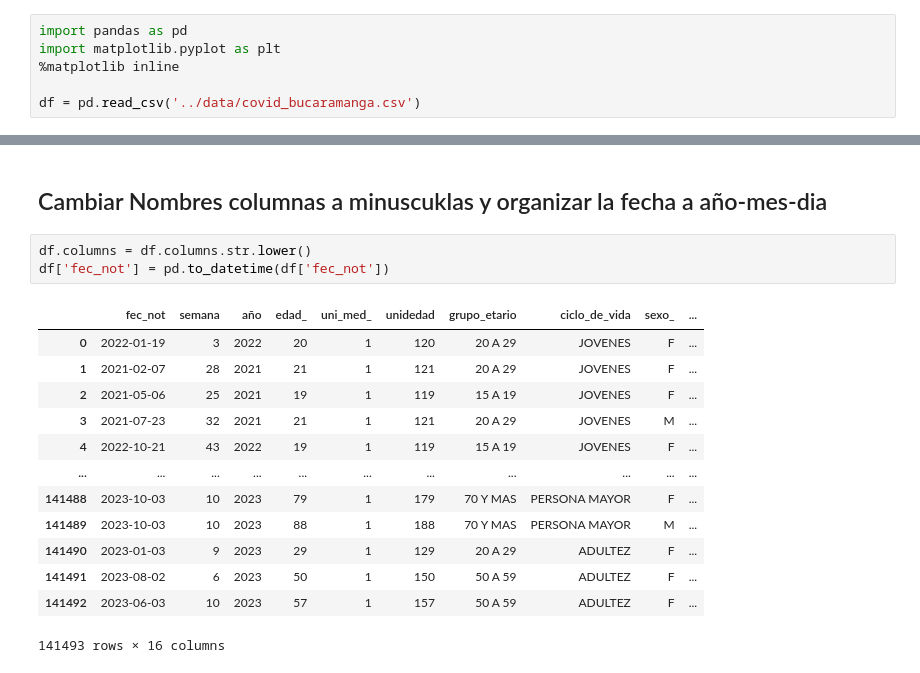
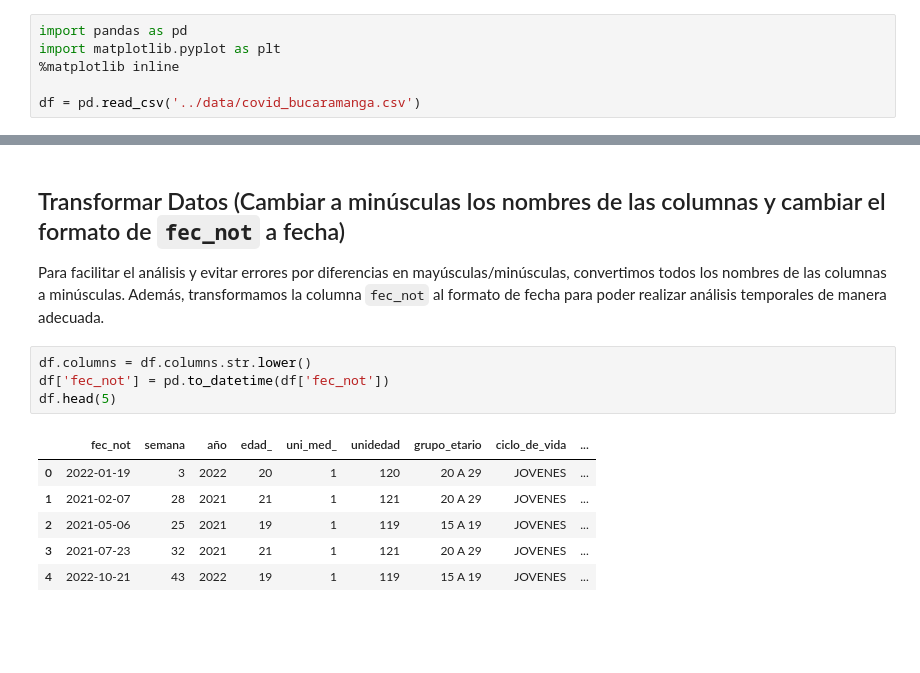
Before and after one commit to Lisandrot1/data-warehouse-analytics, a Jupyter notebook: notebooks/EDA.ipynb, the cells around one changed output, grey strips where cells are left out. Saved outputs shown, nothing was run; the diff lists cells and outputs as text; blank space fills up the shorter version.

```diff
--- a/notebooks/EDA.ipynb
+++ b/notebooks/EDA.ipynb
@@ -30,22 +34,18 @@ Data columns (total 17 columns):
  16  orden                141493 non-null  int64
 dtypes: int64(7), object(10)
 memory usage: 18.4+ MB
-# %% [markdown]
-## Cambiar Nombres columnas a minuscuklas y organizar la fecha a año-mes-dia
+# %% [markdown]
+## Transformar Datos (Cambiar a minúsculas los nombres de las columnas y cambiar el formato de `fec_not` a fecha)
+
+Para facilitar el análisis y evitar errores por diferencias en mayúsculas/minúsculas, convertimos todos los nombres de las columnas a minúsculas. Además, transformamos la columna `fec_not` al formato de fecha para poder realizar análisis temporales de manera adecuada.
 # %%
 df.columns = df.columns.str.lower()
 df['fec_not'] = pd.to_datetime(df['fec_not'])
+df.head(5)
 # %% [output]
-|  | fec_not | semana | año | edad_ | uni_med_ | unidedad | grupo_etario | ciclo_de_vida | sexo_ | ... |
-| 0 | 2022-01-19 | 3 | 2022 | 20 | 1 | 120 | 20 A 29 | JOVENES | F | ... |
-| 1 | 2021-02-07 | 28 | 2021 | 21 | 1 | 121 | 20 A 29 | JOVENES | F | ... |
-| 2 | 2021-05-06 | 25 | 2021 | 19 | 1 | 119 | 15 A 19 | JOVENES | F | ... |
-| 3 | 2021-07-23 | 32 | 2021 | 21 | 1 | 121 | 20 A 29 | JOVENES | M | ... |
-| 4 | 2022-10-21 | 43 | 2022 | 19 | 1 | 119 | 15 A 19 | JOVENES | F | ... |
-| ... | ... | ... | ... | ... | ... | ... | ... | ... | ... | ... |
-| 141488 | 2023-10-03 | 10 | 2023 | 79 | 1 | 179 | 70 Y MAS | PERSONA MAYOR | F | ... |
-| 141489 | 2023-10-03 | 10 | 2023 | 88 | 1 | 188 | 70 Y MAS | PERSONA MAYOR | M | ... |
-| 141490 | 2023-01-03 | 9 | 2023 | 29 | 1 | 129 | 20 A 29 | ADULTEZ | F | ... |
-| 141491 | 2023-08-02 | 6 | 2023 | 50 | 1 | 150 | 50 A 59 | ADULTEZ | F | ... |
-| 141492 | 2023-06-03 | 10 | 2023 | 57 | 1 | 157 | 50 A 59 | ADULTEZ | F | ... |
+|  | fec_not | semana | año | edad_ | uni_med_ | unidedad | grupo_etario | ciclo_de_vida | ... |
+| 0 | 2022-01-19 | 3 | 2022 | 20 | 1 | 120 | 20 A 29 | JOVENES | ... |
+| 1 | 2021-02-07 | 28 | 2021 | 21 | 1 | 121 | 20 A 29 | JOVENES | ... |
+| 2 | 2021-05-06 | 25 | 2021 | 19 | 1 | 119 | 15 A 19 | JOVENES | ... |
+| 3 | 2021-07-23 | 32 | 2021 | 21 | 1 | 121 | 20 A 29 | JOVENES | ... |
+| 4 | 2022-10-21 | 43 | 2022 | 19 | 1 | 119 | 15 A 19 | JOVENES | ... |
-141493 rows × 16 columns
```
Also changed, not shown: parts of 9 cells of this notebook, 1 other file.
